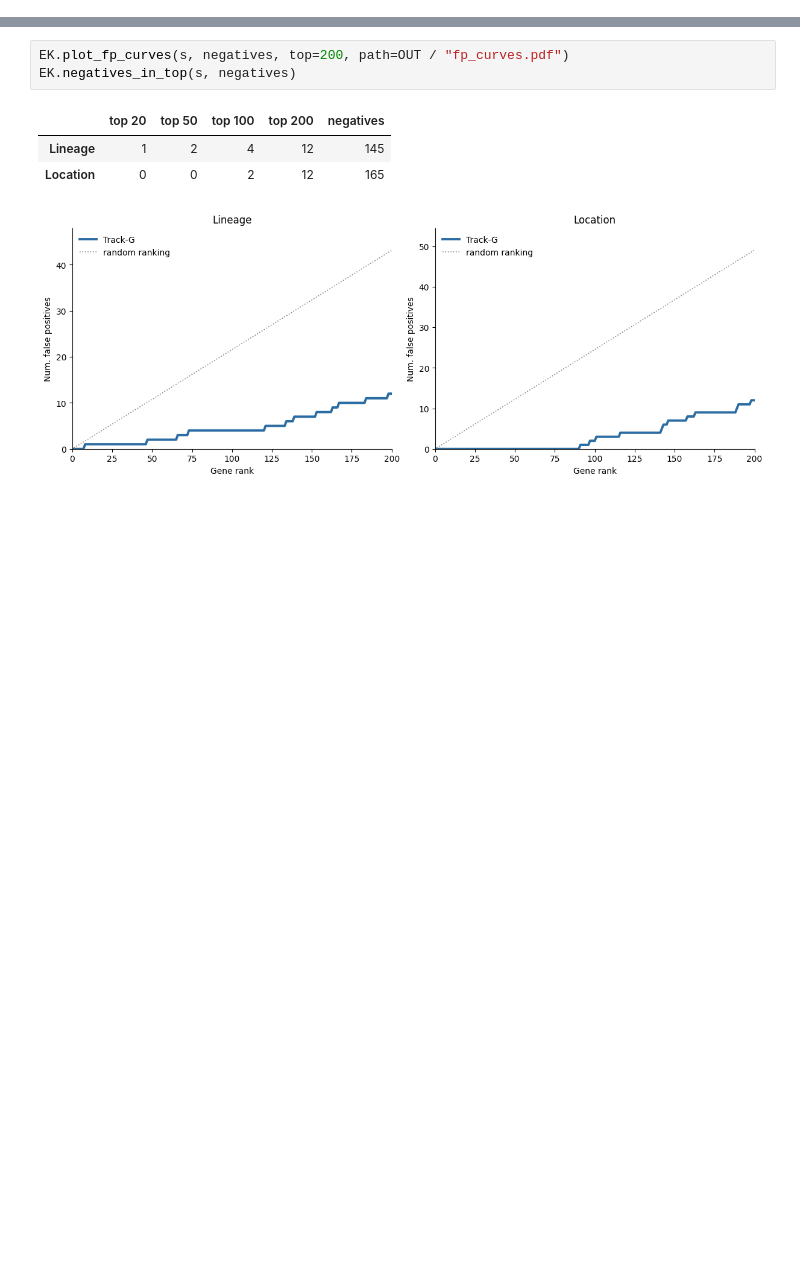
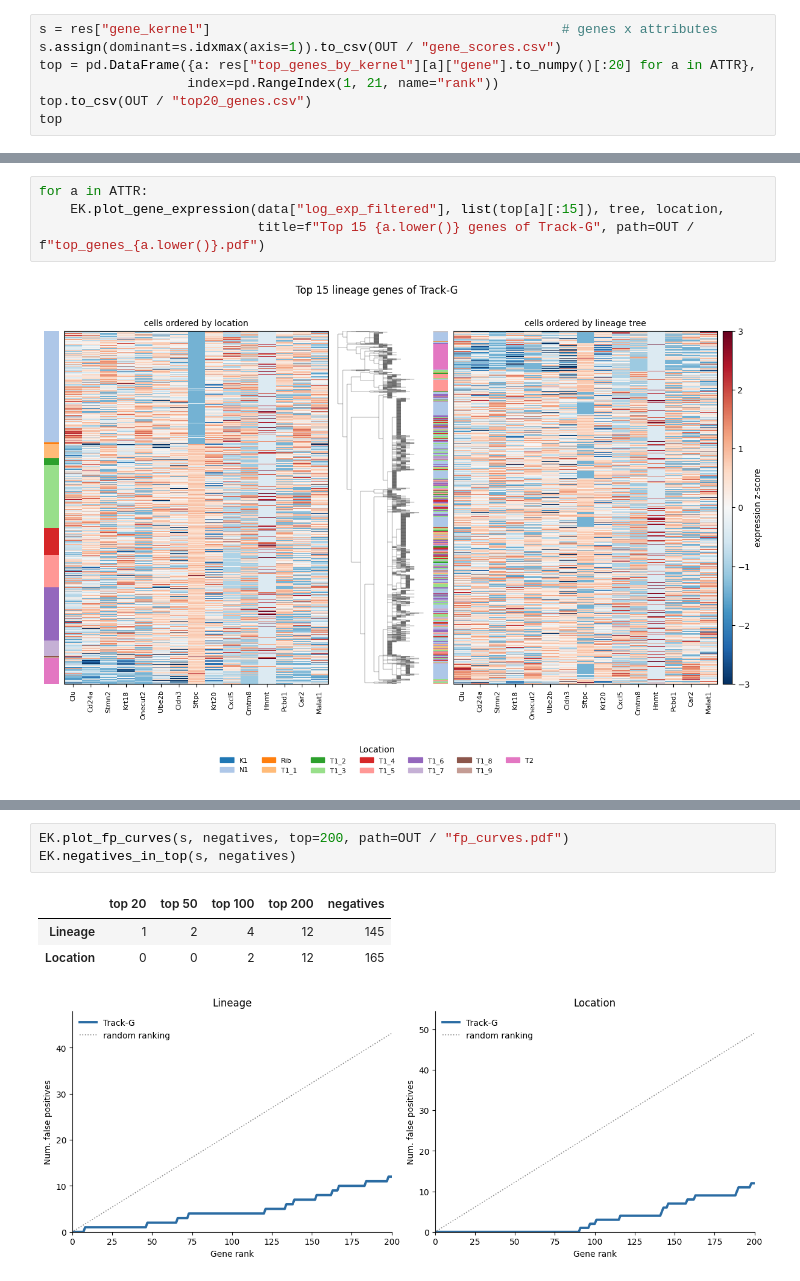
Before and after one commit to CM-Compbio-Group/TrackG, a Jupyter notebook: tutorial/kptracer.ipynb, the cells around one changed output, grey strips where cells are left out. Cells and saved outputs as stored; diff of their text form; blank space fills up the shorter version.

```diff
--- a/tutorial/kptracer.ipynb
+++ b/tutorial/kptracer.ipynb
@@ -165,0 +177,7 @@ negative controls: {'Lineage': 145, 'Location': 165}
+# %%
+s = res["gene_kernel"]                                             # genes x attributes
+s.assign(dominant=s.idxmax(axis=1)).to_csv(OUT / "gene_scores.csv")
+top = pd.DataFrame({a: res["top_genes_by_kernel"][a]["gene"].to_numpy()[:20] for a in ATTR},
+                   index=pd.RangeIndex(1, 21, name="rank"))
+top.to_csv(OUT / "top20_genes.csv")
+top
@@ -165,0 +203,6 @@ negative controls: {'Lineage': 145, 'Location': 165}
+# %%
+for a in ATTR:
+    EK.plot_gene_expression(data["log_exp_filtered"], list(top[a][:15]), tree, location,
+                            title=f"Top 15 {a.lower()} genes of Track-G", path=OUT / f"top_genes_{a.lower()}.pdf")
+# %% [output]
+[figure, added]
```
Also changed, not shown: parts of 38 cells of this notebook, 2 other files.
